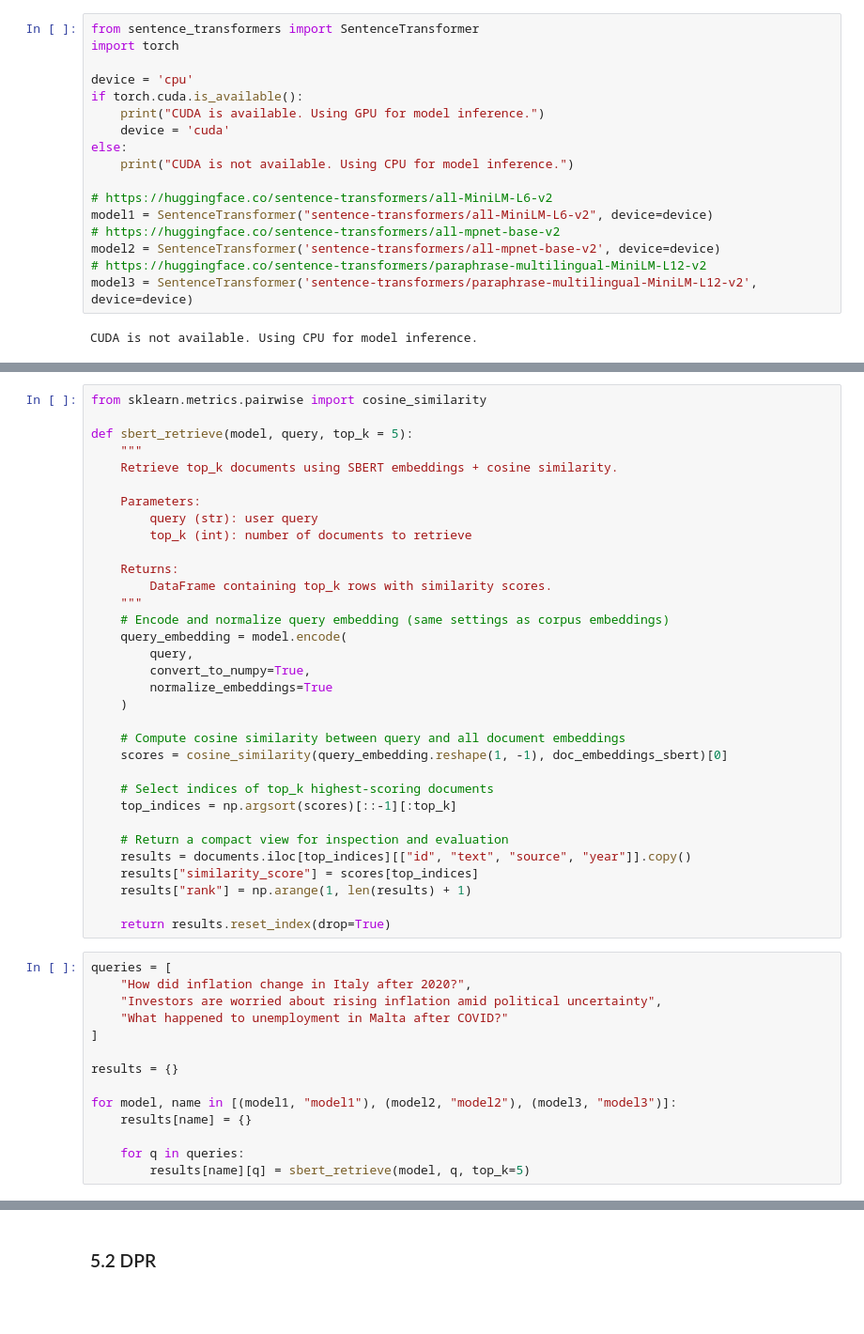
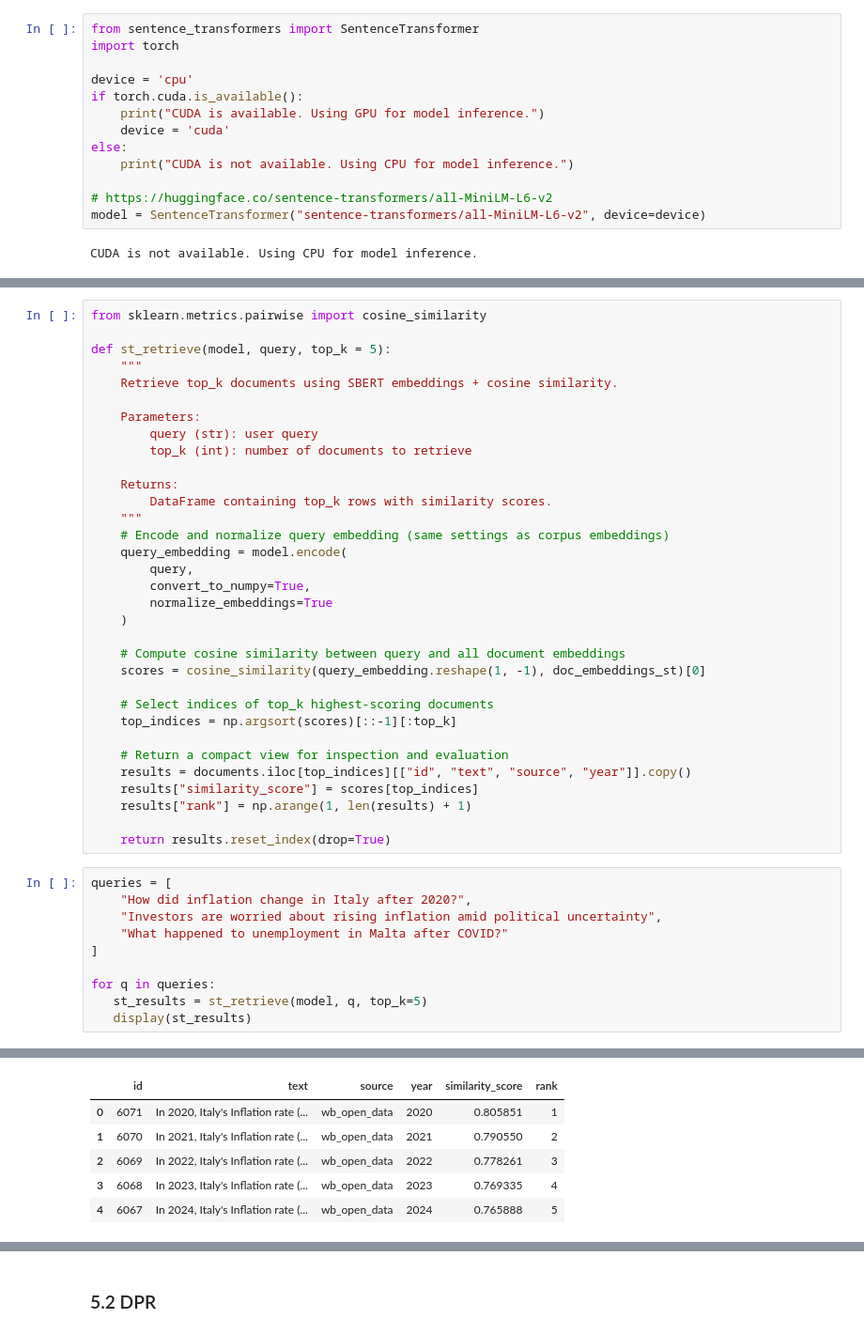
Before and after one commit to DavidF-22/ICS5111-MiningLargeScaleData_Project, a Jupyter notebook: RagAssignment.ipynb, the cells around one changed output, grey strips where cells are left out. Shown at 94% size. Cells and saved outputs as stored; diff of their text form; blank space fills up the shorter version.

```diff
--- a/RagAssignment.ipynb
+++ b/RagAssignment.ipynb
@@ -861,11 +742,7 @@ else:
     print("CUDA is not available. Using CPU for model inference.")
 
 # https://huggingface.co/sentence-transformers/all-MiniLM-L6-v2
-model1 = SentenceTransformer("sentence-transformers/all-MiniLM-L6-v2", device=device)
-# https://huggingface.co/sentence-transformers/all-mpnet-base-v2
-model2 = SentenceTransformer('sentence-transformers/all-mpnet-base-v2', device=device)
-# https://huggingface.co/sentence-transformers/paraphrase-multilingual-MiniLM-L12-v2
-model3 = SentenceTransformer('sentence-transformers/paraphrase-multilingual-MiniLM-L12-v2', device=device)
+model = SentenceTransformer("sentence-transformers/all-MiniLM-L6-v2", device=device)
 # %% [output]
 CUDA is not available. Using CPU for model inference.
 # %%
@@ -886,7 +756,7 @@ Encoding documents with model: model3
 # %%
 from sklearn.metrics.pairwise import cosine_similarity
 
-def sbert_retrieve(model, query, top_k = 5):
+def st_retrieve(model, query, top_k = 5):
     """
     Retrieve top_k documents using SBERT embeddings + cosine similarity.
 
@@ -905,7 +775,7 @@ def sbert_retrieve(model, query, top_k = 5):
     )
 
     # Compute cosine similarity between query and all document embeddings
-    scores = cosine_similarity(query_embedding.reshape(1, -1), doc_embeddings_sbert)[0]
+    scores = cosine_similarity(query_embedding.reshape(1, -1), doc_embeddings_st)[0]
 
     # Select indices of top_k highest-scoring documents
     top_indices = np.argsort(scores)[::-1][:top_k]
@@ -923,11 +793,7 @@ queries = [
     "What happened to unemployment in Malta after COVID?"
 ]
 
-results = {}
-
-for model, name in [(model1, "model1"), (model2, "model2"), (model3, "model3")]:
-    results[name] = {}
-
-    for q in queries:
-        results[name][q] = sbert_retrieve(model, q, top_k=5)
+for q in queries:
+   st_results = st_retrieve(model, q, top_k=5)
+   display(st_results)
 # %% [output]
@@ -934,0 +800,6 @@ ValueError: Incompatible dimension for X and Y matrices: X.shape[1] == 768 while
+|  | id | text | source | year | similarity_score | rank |
+| 0 | 6071 | In 2020, Italy's Inflation rate (... | wb_open_data | 2020 | 0.805851 | 1 |
+| 1 | 6070 | In 2021, Italy's Inflation rate (... | wb_open_data | 2021 | 0.790550 | 2 |
+| 2 | 6069 | In 2022, Italy's Inflation rate (... | wb_open_data | 2022 | 0.778261 | 3 |
+| 3 | 6068 | In 2023, Italy's Inflation rate (... | wb_open_data | 2023 | 0.769335 | 4 |
+| 4 | 6067 | In 2024, Italy's Inflation rate (... | wb_open_data | 2024 | 0.765888 | 5 |
```
Also changed, not shown: parts of 17 cells of this notebook, 1 other file.
